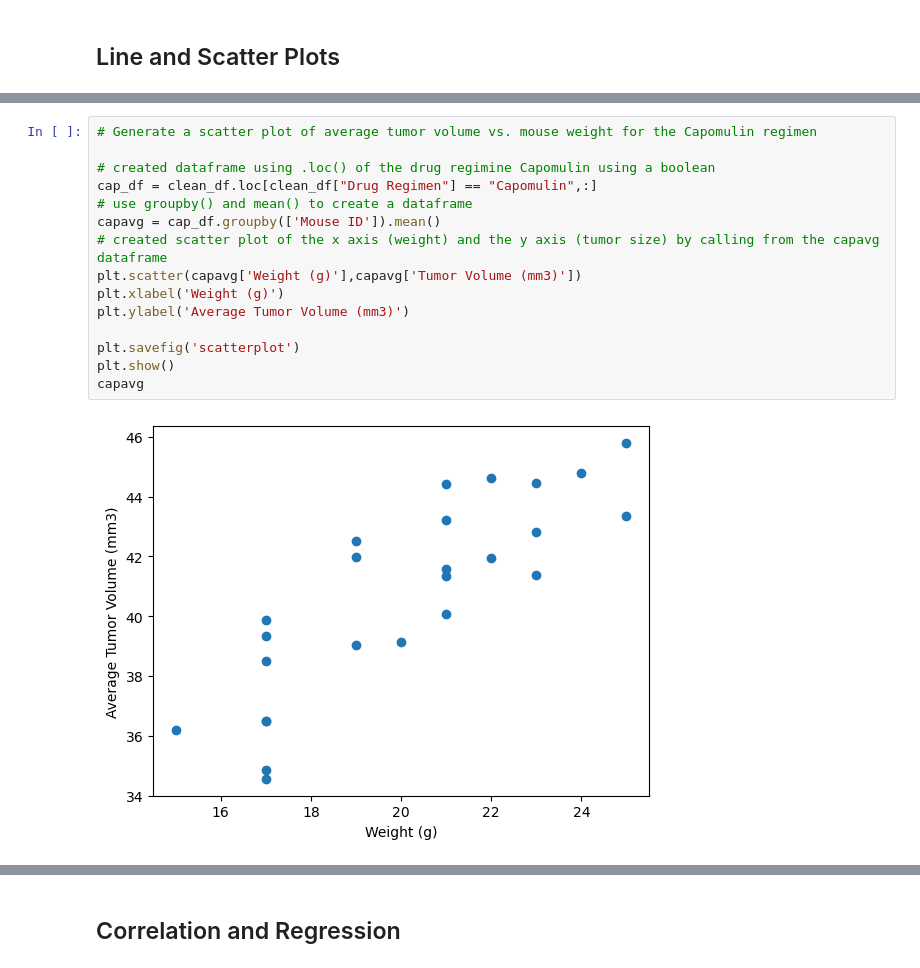
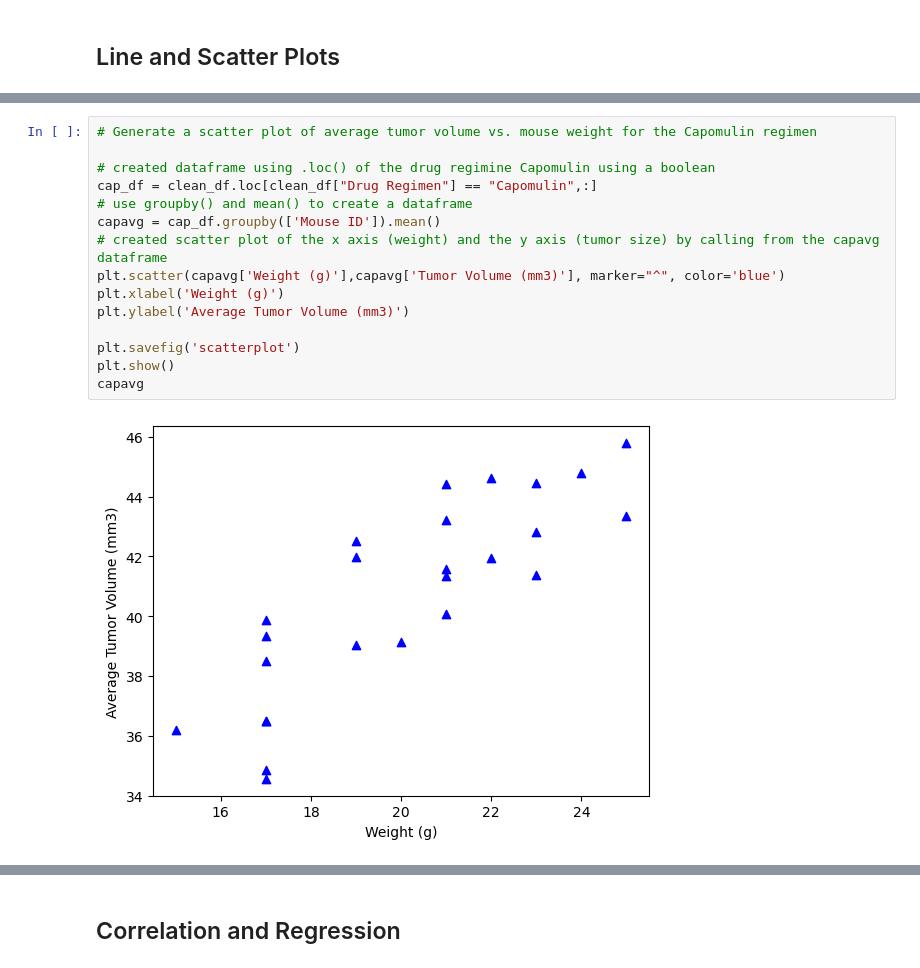
Before and after one commit to fabiomarcullo/Pymaceuticals, a Jupyter notebook: Pymaceuticals/pymaceuticals_Final_Challenge.ipynb, the cells around one changed output, grey strips where cells are left out. Drawn from its saved outputs; the diff is of its cells as text.

```diff
--- a/Pymaceuticals/pymaceuticals_Final_Challenge.ipynb
+++ b/Pymaceuticals/pymaceuticals_Final_Challenge.ipynb
@@ -373,20 +376,20 @@ plt.show()
 # %%
 # Generate a scatter plot of average tumor volume vs. mouse weight for the Capomulin regimen
 
 # created dataframe using .loc() of the drug regimine Capomulin using a boolean
 cap_df = clean_df.loc[clean_df["Drug Regimen"] == "Capomulin",:]
 # use groupby() and mean() to create a dataframe
 capavg = cap_df.groupby(['Mouse ID']).mean()
 # created scatter plot of the x axis (weight) and the y axis (tumor size) by calling from the capavg dataframe
-plt.scatter(capavg['Weight (g)'],capavg['Tumor Volume (mm3)'])
+plt.scatter(capavg['Weight (g)'],capavg['Tumor Volume (mm3)'], marker="^", color='blue')
 plt.xlabel('Weight (g)')
 plt.ylabel('Average Tumor Volume (mm3)')
 
 plt.savefig('scatterplot')
 plt.show()
 capavg
 # %% [output]
-[figure, old version]
+[figure, new version]
 |  | Age_months | Weight (g) | Timepoint | Tumor Volume (mm3) | Metastatic Sites |
 | Mouse ID |  |  |  |  |  |
 | b128 | 9.0 | 22.0 | 22.5 | 41.963636 | 0.70 |
```
Also changed, not shown: parts of 3 cells of this notebook, 2 other files.
